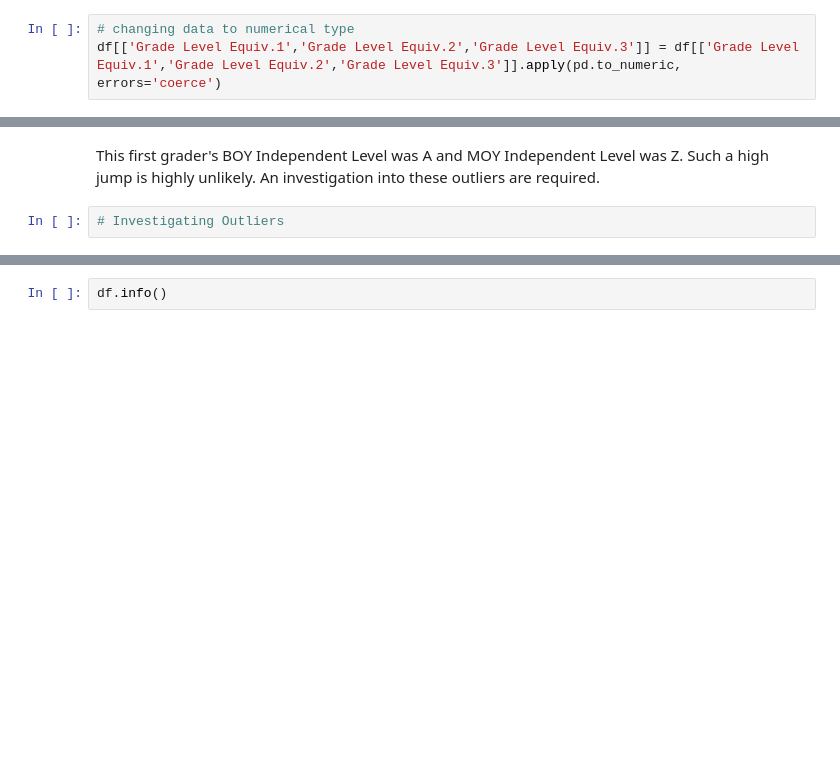
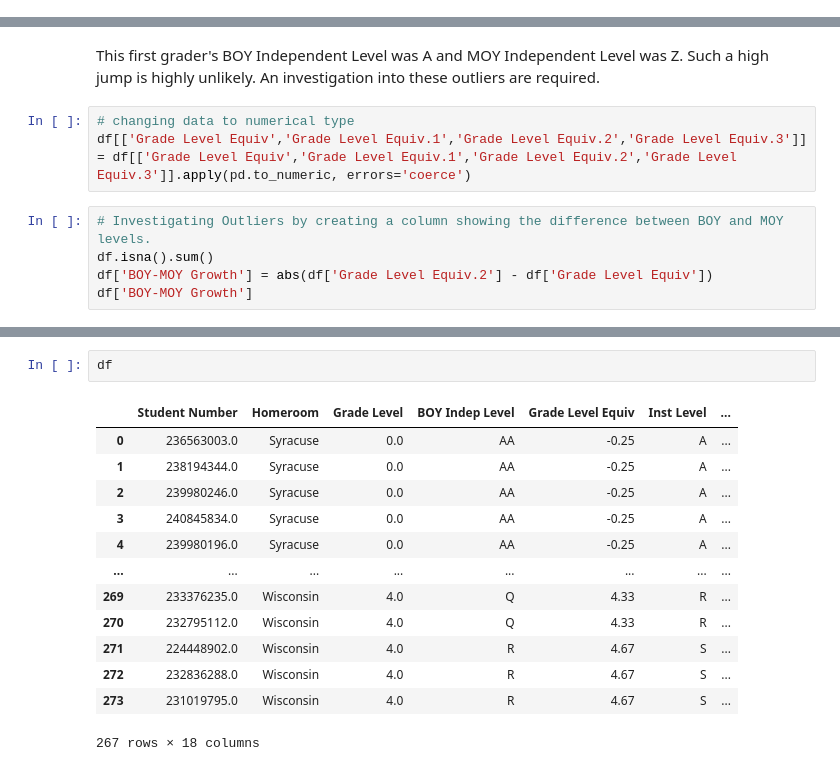
Before and after one commit to smartbre/studentdata, a Jupyter notebook: Student Academic Data.ipynb, the cells around one changed output, grey strips where cells are left out. Cells and saved outputs as stored; diff of their text form; blank space fills up the shorter version.

Commit message:
Began outlier investigation

```diff
--- a/Student Academic Data.ipynb
+++ b/Student Academic Data.ipynb
@@ -90,6 +91,3 @@ Data columns (total 17 columns):
  16  Total Comp           274 non-null    float64
 dtypes: float64(8), object(9)
 memory usage: 36.5+ KB
-# %%
-# changing data to numerical type
-df[['Grade Level Equiv.1','Grade Level Equiv.2','Grade Level Equiv.3']] = df[['Grade Level Equiv.1','Grade Level Equiv.2','Grade Level Equiv.3']].apply(pd.to_numeric, errors='coerce')
@@ -337,4 +434,10 @@ df.loc[df['Inst Level.1'].isna()]
 # %% [markdown]
 This first grader's BOY Independent Level was A and MOY Independent Level was Z. Such a high jump is highly unlikely. An investigation into these outliers are required.
+# %%
+# changing data to numerical type
+df[['Grade Level Equiv','Grade Level Equiv.1','Grade Level Equiv.2','Grade Level Equiv.3']] = df[['Grade Level Equiv','Grade Level Equiv.1','Grade Level Equiv.2','Grade Level Equiv.3']].apply(pd.to_numeric, errors='coerce')
 # %%
-# Investigating Outliers
+# Investigating Outliers by creating a column showing the difference between BOY and MOY levels.
+df.isna().sum()
+df['BOY-MOY Growth'] = abs(df['Grade Level Equiv.2'] - df['Grade Level Equiv'])
+df['BOY-MOY Growth']
@@ -341,2 +457,16 @@ This first grader's BOY Independent Level was A and MOY Independent Level was Z.
-# %%
-df.info()
+# %%
+df
+# %% [output]
+|  | Student Number | Homeroom | Grade Level | BOY Indep Level | Grade Level Equiv | Inst Level | ... |
+| 0 | 236563003.0 | Syracuse | 0.0 | AA | -0.25 | A | ... |
+| 1 | 238194344.0 | Syracuse | 0.0 | AA | -0.25 | A | ... |
+| 2 | 239980246.0 | Syracuse | 0.0 | AA | -0.25 | A | ... |
+| 3 | 240845834.0 | Syracuse | 0.0 | AA | -0.25 | A | ... |
+| 4 | 239980196.0 | Syracuse | 0.0 | AA | -0.25 | A | ... |
+| ... | ... | ... | ... | ... | ... | ... | ... |
+| 269 | 233376235.0 | Wisconsin | 4.0 | Q | 4.33 | R | ... |
+| 270 | 232795112.0 | Wisconsin | 4.0 | Q | 4.33 | R | ... |
+| 271 | 224448902.0 | Wisconsin | 4.0 | R | 4.67 | S | ... |
+| 272 | 232836288.0 | Wisconsin | 4.0 | R | 4.67 | S | ... |
+| 273 | 231019795.0 | Wisconsin | 4.0 | R | 4.67 | S | ... |
+267 rows × 18 columns
```
Also changed, not shown: parts of 20 cells of this notebook.
